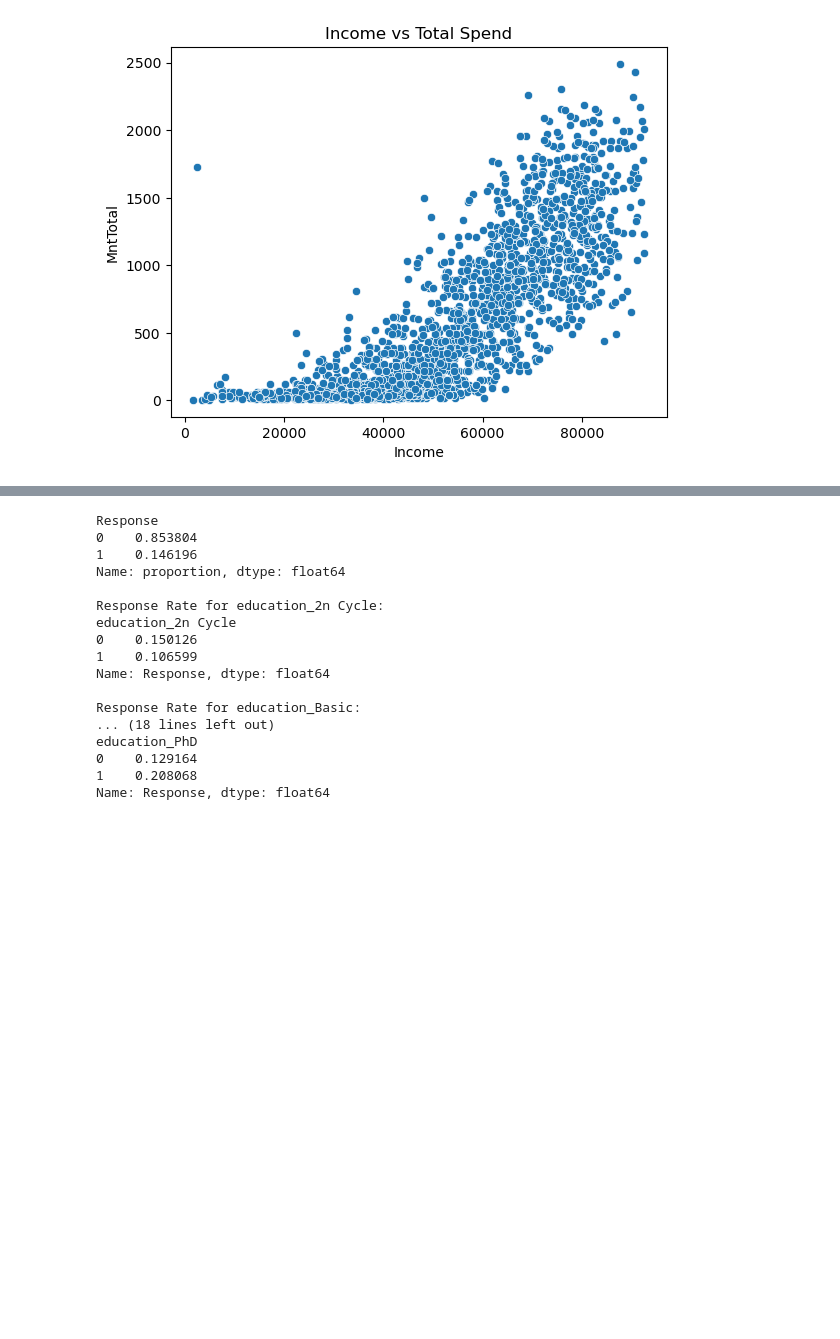
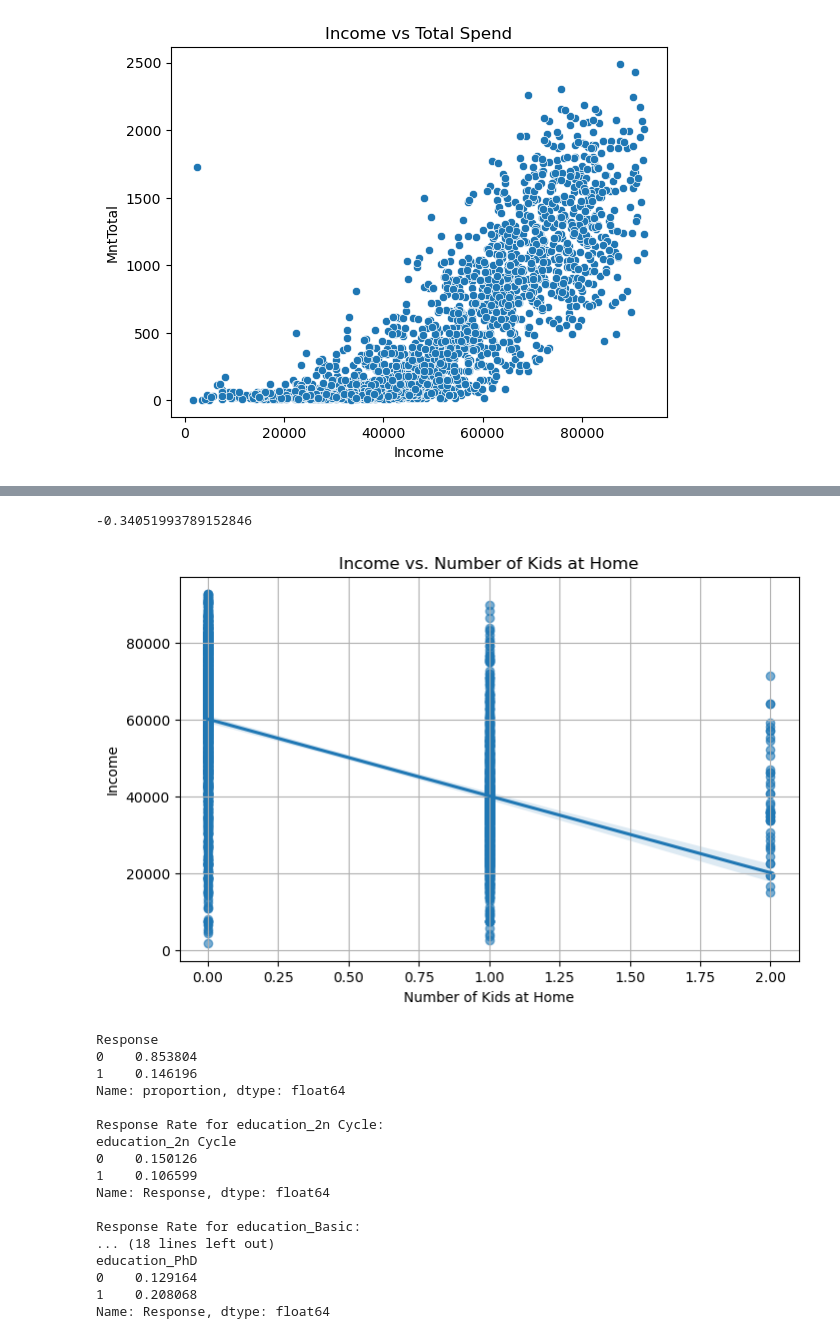
Before and after one commit to fincherc/marketing_project, a Jupyter notebook: food_da.ipynb, the cells around one changed output, grey strips where cells are left out. Saved outputs shown, nothing was run; the diff lists cells and outputs as text; code cells hidden in the pictures; blank space fills up the shorter version.

```diff
--- a/food_da.ipynb
+++ b/food_da.ipynb
@@ -165,3 +192,18 @@ Text(0.5, 1.0, 'Income vs Total Spend')
+# %%
+df['TotalChildren'] = df['Kidhome'] + df['Teenhome']
+print(df['Income'].corr(df['TotalChildren']))
+# %% [output]
+-0.34051993789152846
+# %%
+plt.figure(figsize=(8, 5))
+sns.regplot(x='Kidhome', y='Income', data=df, scatter_kws={'alpha':0.6})
+plt.title("Income vs. Number of Kids at Home")
+plt.xlabel("Number of Kids at Home")
+plt.ylabel("Income")
+plt.grid(True)
+plt.show()
+# %% [output]
+[figure, added]
 # %%
 # Overall response rate
 print(df['Response'].value_counts(normalize=True))
```
Also changed, not shown: parts of 3 cells of this notebook.
